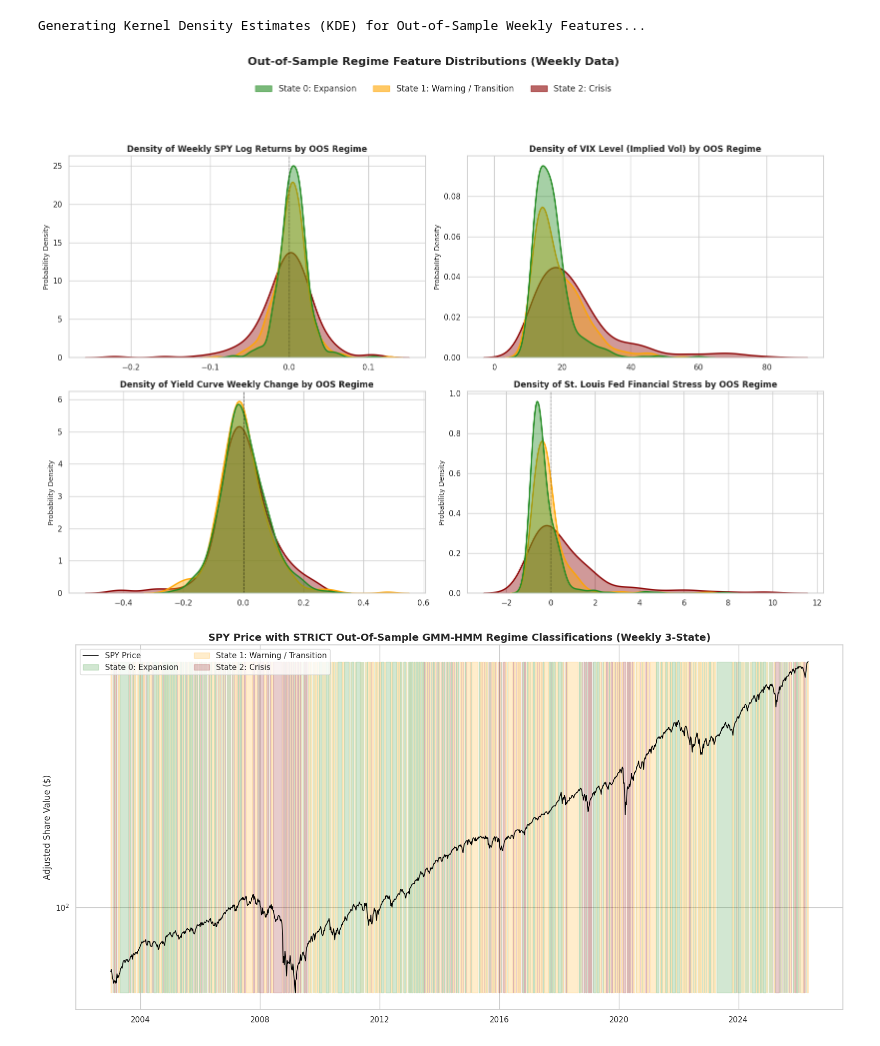
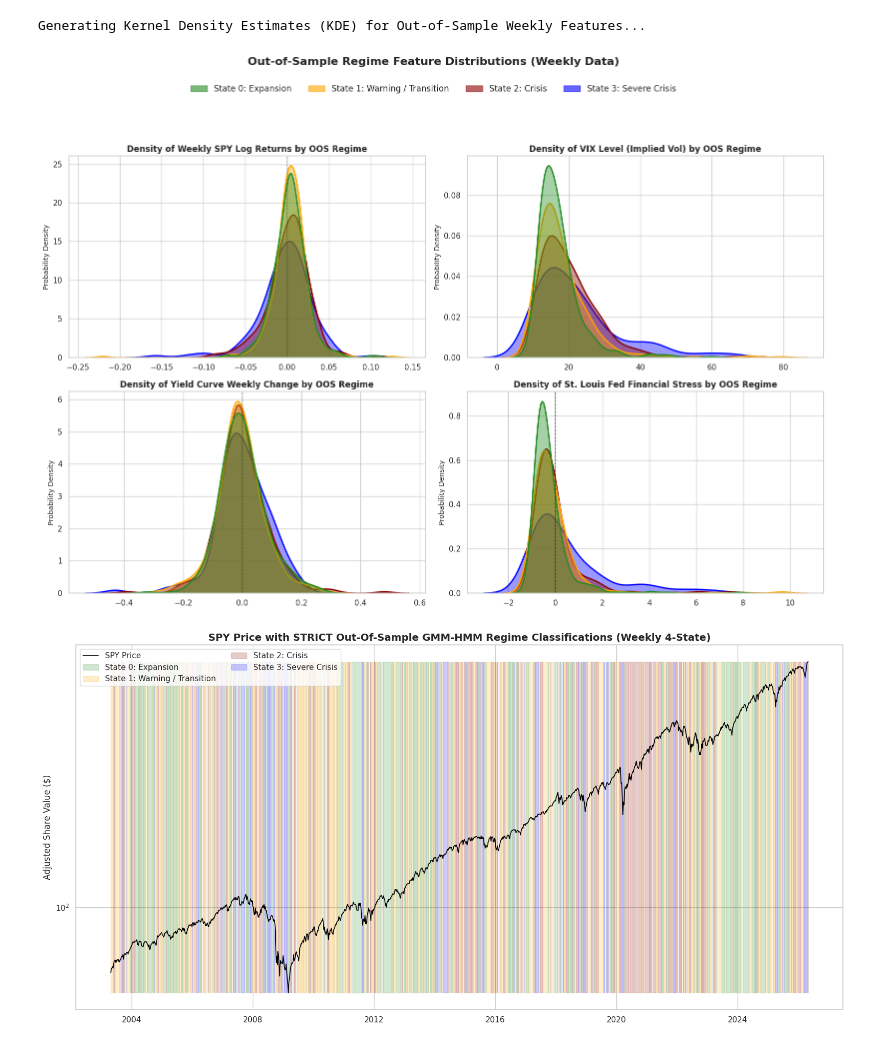
Before and after one commit to yuvipaloozie/Regime-Aware-Sector-Trading, a Jupyter notebook: notebooks/Regime_Classifier.ipynb, the cells around one changed output. Cells and saved outputs as stored; diff of their text form; code cells hidden in the pictures.

```diff
--- a/notebooks/Regime_Classifier.ipynb
+++ b/notebooks/Regime_Classifier.ipynb
@@ -25,7 +25,8 @@ eq_data = yf.download(['SPY', '^VIX'], start=START_DATE, end=END_DATE)['Close']
 eq_data.columns = ['SPY', 'VIX']
 
 print("Ingesting macro data from Federal Reserve (FRED)...")
-fred_data = web.DataReader(['T10Y2Y', 'STLFSI4'], 'fred', START_DATE, END_DATE)
+# Added CPIAUCSL (Consumer Price Index) for inflation tracking
+fred_data = web.DataReader(['T10Y2Y', 'STLFSI4', 'CPIAUCSL'], 'fred', START_DATE, END_DATE)
 
 # Point-in-Time Alignment:
 # 1. Join daily to preserve exact publication dates.
@@ -47,13 +48,17 @@ df_features['VIX_Level'] = df_weekly['VIX']
 df_features['Yield_Curve_Change_W'] = df_weekly['T10Y2Y'].diff(1)
 df_features['Financial_Stress'] = df_weekly['STLFSI4']
 
+# 3. Inflation Proxy (Month-over-Month CPI Growth)
+# Using 4-week lookback on the forward-filled CPI data to capture the monthly inflation rate
+df_features['Inflation_MoM'] = np.log(df_weekly['CPIAUCSL'] / df_weekly['CPIAUCSL'].shift(4))
+
 df_features = df_features.dropna()
 
 print("="*60)
 print("     AUGMENTED DICKEY-FULLER STATIONARITY TEST (WEEKLY)   ")
 print("="*60)
 
-features_to_use = ['SPY_Log_Ret_W', 'VIX_Level', 'Yield_Curve_Change_W', 'Financial_Stress']
+features_to_use = ['SPY_Log_Ret_W', 'VIX_Level', 'Yield_Curve_Change_W', 'Financial_Stress', 'Inflation_MoM']
 for feature in features_to_use:
     result = adfuller(df_features[feature])
     status = "STATIONARY (Pass)" if result[1] < 0.05 else "NON-STATIONARY (Warning)"
@@ -177,7 +183,7 @@ print("Initializing Robust Walk-Forward HMM Execution...")
 # Weekly Parameters
 STEP_SIZE = 4       # Retrain model every 4 weeks (approx. 1 month)
 WINDOW_SIZE = 260   # 5-year rolling training window (52 weeks * 5)
-N_STATES = 3        # <--- Changed to 3 States
+N_STATES = 4        # <--- Explicitly set to 4 States
 
 out_of_sample_predictions = []
 prediction_dates = []
@@ -220,7 +226,7 @@ for t in range(WINDOW_SIZE, len(df_features), STEP_SIZE):
     state_metrics.sort(key=lambda x: x[1], reverse=True)
 
     # Create mapping: {Original_Model_Label: New_Anchored_Label}
-    # Label 0 = Highest Return (Expansion), Label 2 = Lowest Return (Crisis)
+    # Label 0 = Highest Return (Expansion), Label 3 = Lowest Return (Severe Crisis)
     label_map = {old_idx: new_idx for new_idx, (old_idx, _) in enumerate(state_metrics)}
 
     # Predict Out-of-Sample and apply the strict mapping
@@ -272,9 +278,9 @@ features_to_plot = ['SPY_Log_Ret_W', 'VIX_Level', 'Yield_Curve_Change_W', 'Finan
 titles = ['Weekly SPY Log Returns', 'VIX Level (Implied Vol)',
           'Yield Curve Weekly Change', 'St. Louis Fed Financial Stress']
 
-color_map = {0: 'forestgreen', 1: 'orange', 2: 'darkred'}
+color_map = {0: 'forestgreen', 1: 'orange', 2: 'darkred', 3: 'blue'}
 legend_labels = {0: 'State 0: Expansion', 1: 'State 1: Warning / Transition',
-                 2: 'State 2: Crisis'}
+                 2: 'State 2: Crisis', 3: 'State 3: Severe Crisis'}
 
 for i, feature in enumerate(features_to_plot):
     sns.kdeplot(data=df_oos, x=feature, hue='OOS_Regime', palette=color_map,
@@ -285,8 +291,8 @@ for i, feature in enumerate(features_to_plot):
     if feature in ['SPY_Log_Ret_W', 'Yield_Curve_Change_W', 'Financial_Stress']:
         axes[i].axvline(0, color='black', linestyle='--', alpha=0.5, linewidth=1)
 
-patches = [mpatches.Patch(color=color_map[k], label=legend_labels[k], alpha=0.6) for k in range(3)]
-fig.legend(handles=patches, loc='upper center', bbox_to_anchor=(0.5, 1.08), ncol=3, fontsize=12, frameon=False)
+patches = [mpatches.Patch(color=color_map[k], label=legend_labels[k], alpha=0.6) for k in range(4)]
+fig.legend(handles=patches, loc='upper center', bbox_to_anchor=(0.5, 1.08), ncol=4, fontsize=12, frameon=False)
 plt.suptitle('Out-of-Sample Regime Feature Distributions (Weekly Data)', fontsize=16, fontweight='bold', y=1.12)
 plt.tight_layout()
 plt.show()
@@ -298,42 +304,42 @@ spy_prices = df_weekly.loc[df_oos.index, 'SPY']
 plt.plot(spy_prices.index, spy_prices.values, color='black', linewidth=1.2, label='SPY Price')
 state_series = df_oos['OOS_Regime']
 
-for state in range(3):
+for state in range(4):
     mask = (state_series == state)
     plt.fill_between(spy_prices.index, spy_prices.min(), spy_prices.max(),
                      where=mask, color=color_map[state], alpha=0.2, label=legend_labels[state])
 
-plt.title('SPY Price with STRICT Out-Of-Sample GMM-HMM Regime Classifications (Weekly 3-State)', fontsize=14, fontweight='bold')
+plt.title('SPY Price with STRICT Out-Of-Sample GMM-HMM Regime Classifications (Weekly 4-State)', fontsize=14, fontweight='bold')
 plt.ylabel('Adjusted Share Value ($)', fontsize=12)
 plt.yscale('log')
 plt.legend(loc='upper left', ncol=2)
 plt.tight_layout()
 plt.show()
 
 # --- Out-Of-Sample Statistical Validation Matrix (Weekly Math) ---
 profile = df_oos.groupby('OOS_Regime').agg({
     'SPY_Log_Ret_W': ['mean', 'std'],
     'VIX_Level': ['mean'],
     'Financial_Stress': ['mean']
 })
 
 profile.columns = ['Mean_Log_Return', 'Return_Vol', 'Avg_VIX', 'Avg_Fin_Stress']
 
 # Crucial Change: Annualizing weekly data requires 52, not 252
 profile['Annualized_Return_%'] = (np.exp(profile['Mean_Log_Return'] * 52) - 1) * 100
 profile['Annualized_Volatility_%'] = (profile['Return_Vol'] * np.sqrt(52)) * 100
 profile['Sharpe_Ratio'] = profile['Annualized_Return_%'] / profile['Annualized_Volatility_%']
 
 print("="*85)
 print("       TRUE OUT-OF-SAMPLE REGIME PROFILE MATRIX (Predictive Validity)      ")
 print("="*85)
 cols_to_print = ['Annualized_Return_%', 'Annualized_Volatility_%', 'Sharpe_Ratio', 'Avg_VIX', 'Avg_Fin_Stress']
 print(profile[cols_to_print].round(2))
 print("="*85)
 # %% [output]
 Generating Kernel Density Estimates (KDE) for Out-of-Sample Weekly Features...
-[figure, old version]
+[figure, new version]
-[figure, old version]
+[figure, new version]
 =====================================================================================
        TRUE OUT-OF-SAMPLE REGIME PROFILE MATRIX (Predictive Validity)
 =====================================================================================
```
Also changed, not shown: parts of 8 cells of this notebook.
